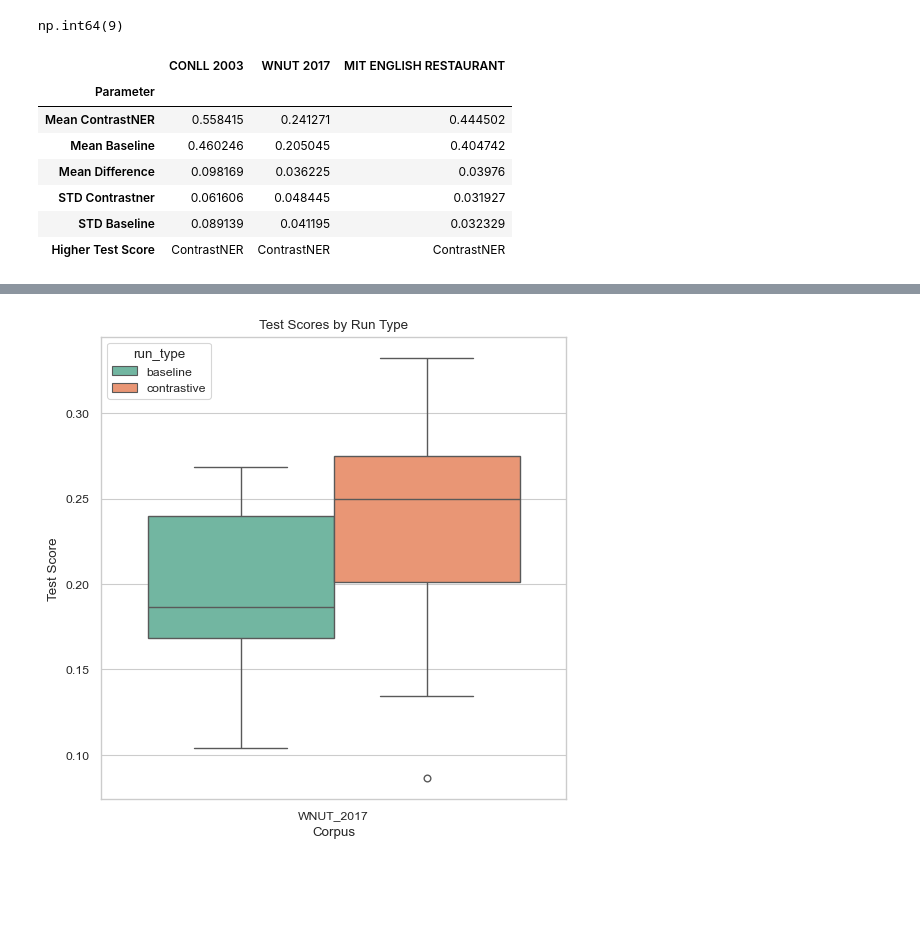
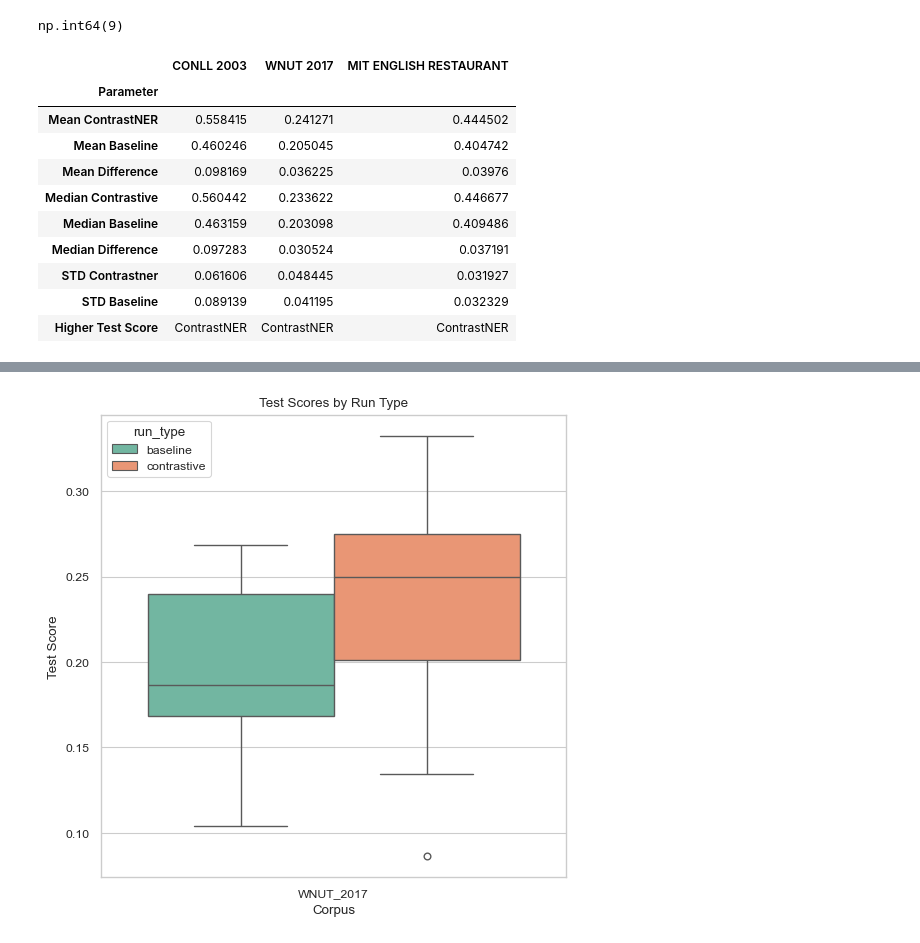
Before and after one commit to cezary17/contrastner, a Jupyter notebook: analysis/baseline_compare.ipynb, the cells around one changed output, grey strips where cells are left out. Saved outputs shown, nothing was run; the diff lists cells and outputs as text; code cells hidden in the pictures; blank space fills up the shorter version.

```diff
--- a/analysis/baseline_compare.ipynb
+++ b/analysis/baseline_compare.ipynb
@@ -75,40 +75,38 @@ relevant_mit_df = mit_df[["run_type", "test_score", "corpus"]]
 # %%
 def stats_per_experiment(df) -> pd.DataFrame:
     corpus = df.loc[0, "corpus"].replace("_", " ")
     mean_contrastive = df[df["run_type"] == "contrastive"]["test_score"].mean()
     std_contrastive = df[df["run_type"] == "contrastive"]["test_score"].std()
+    median_contrastive = df[df["run_type"] == "contrastive"]["test_score"].median()
     mean_baseline = df[df["run_type"] == "baseline"]["test_score"].mean()
     std_baseline = df[df["run_type"] == "baseline"]["test_score"].std()
+    median_baseline = df[df["run_type"] == "baseline"]["test_score"].median()
     mean_diff = abs(mean_contrastive - mean_baseline)
+    median_diff = abs(median_contrastive - median_baseline)
     higher_score = "ContrastNER" if mean_contrastive >= mean_baseline else "Baseline"
-
-    # return {
-    #     "corpus": corpus,
-    #     "mean_contrastive": mean_contrastive,
-    #     "mean_baseline": mean_baseline,
-    #     "mean_diff": mean_diff,
-    #     "higher_score": higher_score
-    # }
 
     # Create the DataFrame
     df = pd.DataFrame({
-        "Parameter": ["Mean ContrastNER",  "Mean Baseline", "Mean Difference", "STD Contrastner", "STD Baseline", "Higher Test Score"],
-        corpus: [mean_contrastive, mean_baseline, mean_diff, std_contrastive, std_baseline, higher_score]
+        "Parameter": ["Mean ContrastNER",  "Mean Baseline", "Mean Difference", "Median Contrastive", "Median Baseline", "Median Difference", "STD Contrastner", "STD Baseline", "Higher Test Score"],
+        corpus: [mean_contrastive, mean_baseline, mean_diff, median_contrastive, median_baseline, median_diff, std_contrastive, std_baseline, higher_score]
     })
 
     # Set "Parameter" as the index
     df.set_index("Parameter", inplace=True)
     return df
 
 
 stats_df = stats_per_experiment(conll_df).join(stats_per_experiment(wnut_df)).join(stats_per_experiment(mit_df))
 stats_df
 # %% [output]
 |  | CONLL 2003 | WNUT 2017 | MIT ENGLISH RESTAURANT |
 | Parameter |  |  |  |
 | Mean ContrastNER | 0.558415 | 0.241271 | 0.444502 |
 | Mean Baseline | 0.460246 | 0.205045 | 0.404742 |
 | Mean Difference | 0.098169 | 0.036225 | 0.03976 |
+| Median Contrastive | 0.560442 | 0.233622 | 0.446677 |
+| Median Baseline | 0.463159 | 0.203098 | 0.409486 |
+| Median Difference | 0.097283 | 0.030524 | 0.037191 |
 | STD Contrastner | 0.061606 | 0.048445 | 0.031927 |
 | STD Baseline | 0.089139 | 0.041195 | 0.032329 |
 | Higher Test Score | ContrastNER | ContrastNER | ContrastNER |
```
Also changed, not shown: parts of 6 cells of this notebook, 18 other files.
